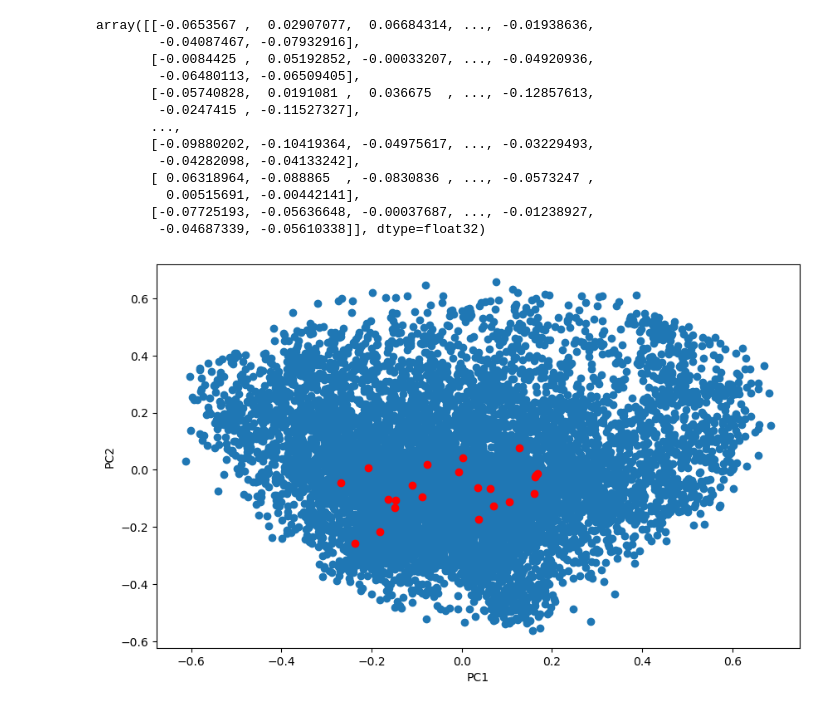
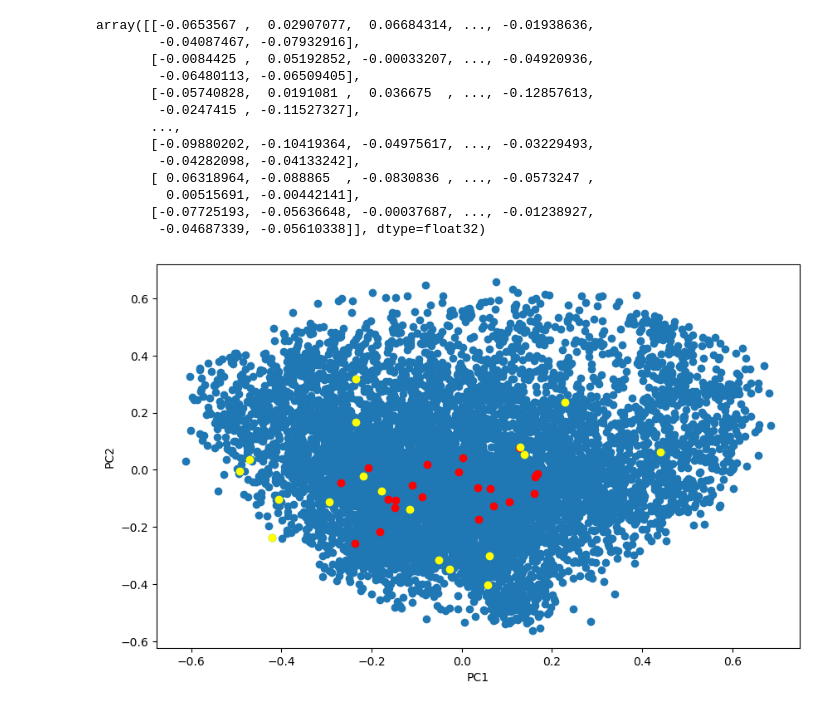
Before and after one commit to brigancer/flavors, a Jupyter notebook: notebooks/beer_pca-tsne.ipynb, the cells around one changed output. Cells and saved outputs as stored; diff of their text form; code cells hidden in the pictures.

```diff
--- a/notebooks/beer_pca-tsne.ipynb
+++ b/notebooks/beer_pca-tsne.ipynb
@@ -101,15 +103,17 @@ pca = PCA()
 pca.fit(np.stack(flavor_nodes_embed['FlavorGraphEmbedNormalized']))
 food_result = pca.transform(np.stack(flavor_nodes_embed['FlavorGraphEmbedNormalized']))
 beer_result = pca.transform(np.stack(beer_cpd_scaled['BeerChemEmbedNormalized']))
+fgbeer_result = pca.transform(np.stack(fg_beers['FlavorGraphEmbedNormalized']))
 # %%
 plt.figure(figsize=(10,6))
 plt.scatter(food_result[:,0], food_result[:,1])
 plt.scatter(beer_result[:,0] , beer_result[:,1], color='red')
+plt.scatter(fgbeer_result[:,0] , fgbeer_result[:,1], color='yellow')
 #for i, word in enumerate(words):
   #plt.annotate(word, xy=(result[i, 0], result[i, 1]))
 
 plt.xlabel("PC1")
 plt.ylabel("PC2");
 # %% [output]
-[figure, old version]
+[figure, new version]
 # %%
```
Also changed, not shown: parts of 4 cells of this notebook.
